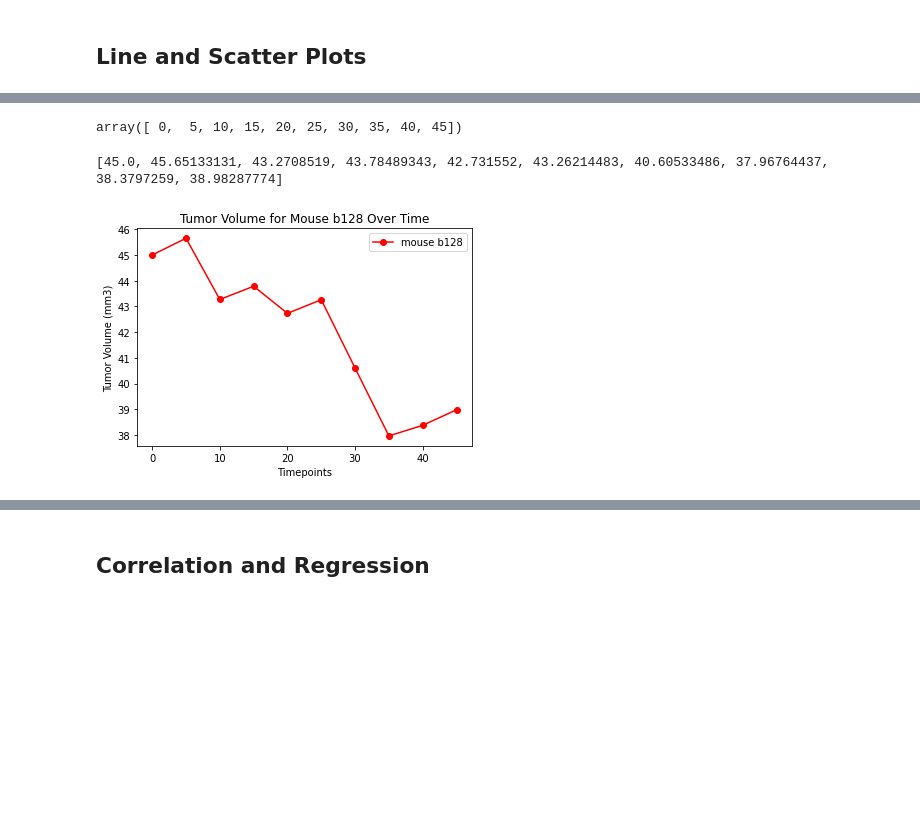
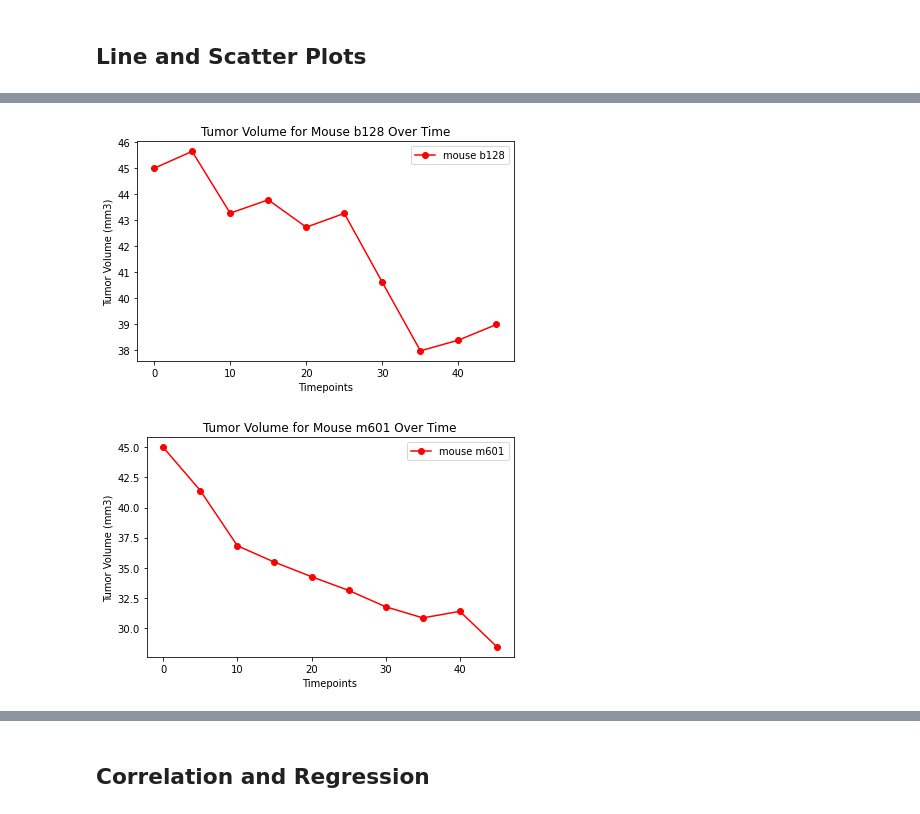
Before and after one commit to swdrich/matplotlib-challenge, a Jupyter notebook: Instructions/Pymaceuticals/pymaceuticals_starter.ipynb, the cells around one changed output, grey strips where cells are left out. Drawn from its saved outputs; the diff is of its cells as text; code cells hidden in the pictures; blank space fills up the shorter version.

```diff
--- a/Instructions/Pymaceuticals/pymaceuticals_starter.ipynb
+++ b/Instructions/Pymaceuticals/pymaceuticals_starter.ipynb
@@ -480,21 +428,27 @@ b128
-# %%
-x_axis = np.arange(0, 50, 5)
-x_axis
-# %% [output]
-array([ 0,  5, 10, 15, 20, 25, 30, 35, 40, 45])
-# %%
-b128_vol = list(b128["tumor_vol"])
-print(b128_vol)
-# %% [output]
-[45.0, 45.65133131, 43.2708519, 43.78489343, 42.731552, 43.26214483, 40.60533486, 37.96764437, 38.3797259, 38.98287774]
 # %%
 #draw plot
 plt.plot(x_axis, b128_vol, marker = "o", color="red", label = "mouse b128")
-#plt.plot(figsize = (7,5))??
 plt.title("Tumor Volume for Mouse b128 Over Time")
 plt.xlabel("Timepoints")
 plt.ylabel("Tumor Volume (mm3)")
 plt.legend(loc="best")
+plt.tight_layout()
 plt.show()
 # %% [output]
-[figure, old version]
+[figure, new version]
+# %%
+#spot check a couple of other mice
+m601 = mouse_cleaned_df.loc[mouse_cleaned_df["mouse_id"] == "m601"]
+x_axis = np.arange(0, 50, 5)
+m601_vol = list(m601["tumor_vol"])
+
+#draw plot
+plt.plot(x_axis, m601_vol, marker = "o", color="red", label = "mouse m601")
+plt.title("Tumor Volume for Mouse m601 Over Time")
+plt.xlabel("Timepoints")
+plt.ylabel("Tumor Volume (mm3)")
+plt.legend(loc="best")
+plt.tight_layout()
+plt.show()
+# %% [output]
+[figure, added]
```
Also changed, not shown: parts of 36 cells of this notebook, 1 other file.
